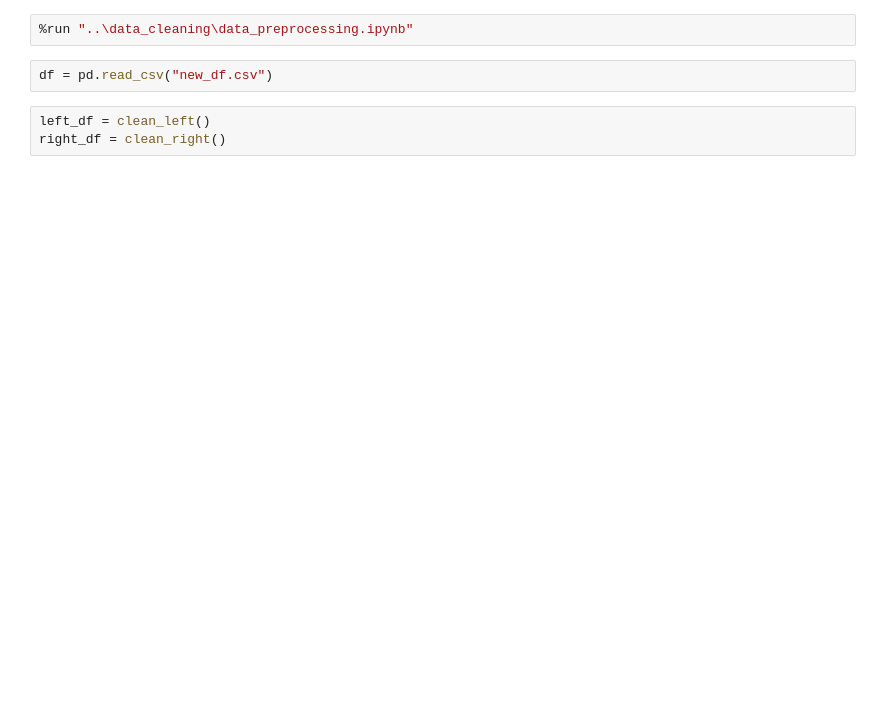
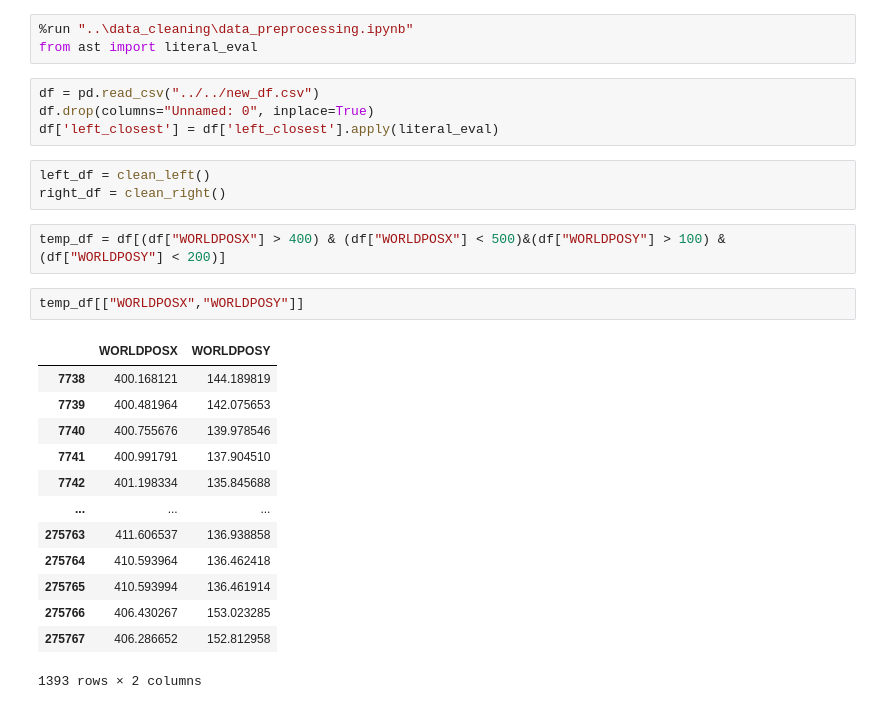
Before and after one commit to Bgon01/Data3001-capstone, a Jupyter notebook: feature_eng/track_ratio.ipynb, the cells around one changed output. Cells and saved outputs as stored; diff of their text form; blank space fills up the shorter version.

```diff
--- a/feature_eng/track_ratio.ipynb
+++ b/feature_eng/track_ratio.ipynb
@@ -1,7 +1,28 @@
 # %%
 %run "..\data_cleaning\data_preprocessing.ipynb"
+from ast import literal_eval
-# %%
-df = pd.read_csv("new_df.csv")
+# %%
+df = pd.read_csv("../../new_df.csv")
+df.drop(columns="Unnamed: 0", inplace=True)
+df['left_closest'] = df['left_closest'].apply(literal_eval)
 # %%
 left_df = clean_left()
 right_df = clean_right()
+# %%
+temp_df = df[(df["WORLDPOSX"] > 400) & (df["WORLDPOSX"] < 500)&(df["WORLDPOSY"] > 100) & (df["WORLDPOSY"] < 200)]
+# %%
+temp_df[["WORLDPOSX","WORLDPOSY"]]
+# %% [output]
+|  | WORLDPOSX | WORLDPOSY |
+| 7738 | 400.168121 | 144.189819 |
+| 7739 | 400.481964 | 142.075653 |
+| 7740 | 400.755676 | 139.978546 |
+| 7741 | 400.991791 | 137.904510 |
+| 7742 | 401.198334 | 135.845688 |
+| ... | ... | ... |
+| 275763 | 411.606537 | 136.938858 |
+| 275764 | 410.593964 | 136.462418 |
+| 275765 | 410.593994 | 136.461914 |
+| 275766 | 406.430267 | 153.023285 |
+| 275767 | 406.286652 | 152.812958 |
+1393 rows × 2 columns
```
Also changed, not shown: parts of 8 cells of this notebook.
